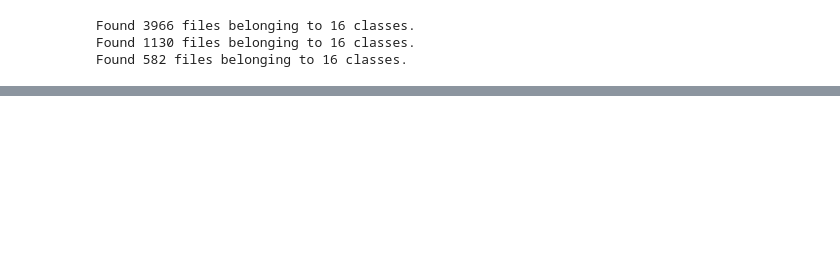
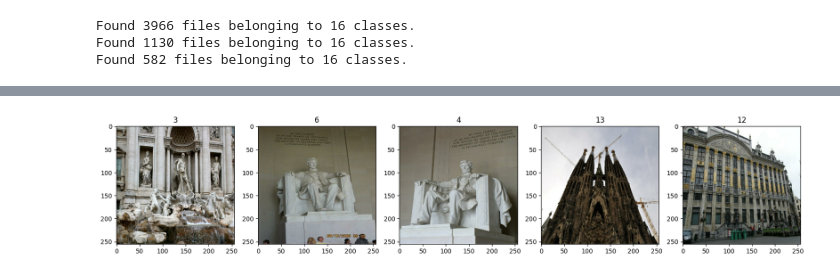
Before and after one commit to JamilePolycarpo/RedesNeurais-Imagem3D, a Jupyter notebook: ImagemRedesNeurais.ipynb, the cells around one changed output, grey strips where cells are left out. Cells and saved outputs as stored; diff of their text form; code cells hidden in the pictures; blank space fills up the shorter version.

```diff
--- a/ImagemRedesNeurais.ipynb
+++ b/ImagemRedesNeurais.ipynb
@@ -142,11 +168,13 @@ batch_val[1]
 # %%
 batch_val[2]
 # %%
-from matplotlib import pyplot as plt
-fig, ax = plt.subplots(ncols=5, figsize=(20,20)) #checando numero das categorias com as imagens
+
+fig, ax = plt.subplots(ncols=5, figsize=(20,20))
 for idx, img in enumerate(batch_train[0][:5]):
   ax[idx].imshow(img.astype(int))
-  ax[idx].title.set_text(batch_train[1][idx])
+  ax[idx].title.set_text(batch_val[1][idx])
+# %% [output]
+[figure, added]
 # %%
 fig, ax = plt.subplots(ncols=5, figsize=(20,20))
 for idx, img in enumerate(batch_val[0][:5]):
```
Also changed, not shown: parts of 6 cells of this notebook.
